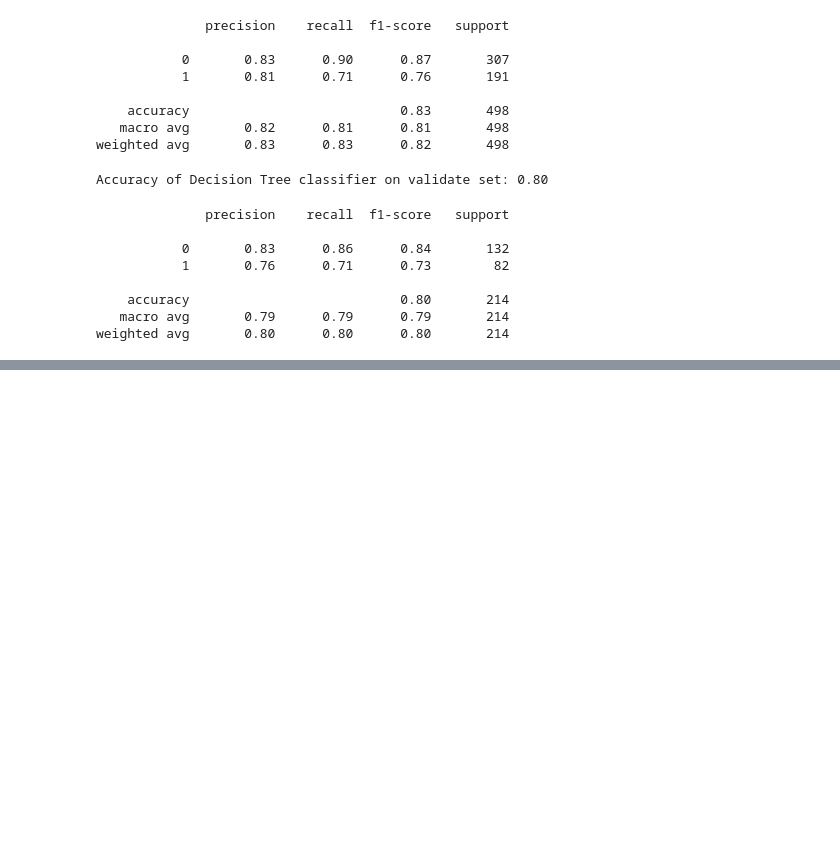
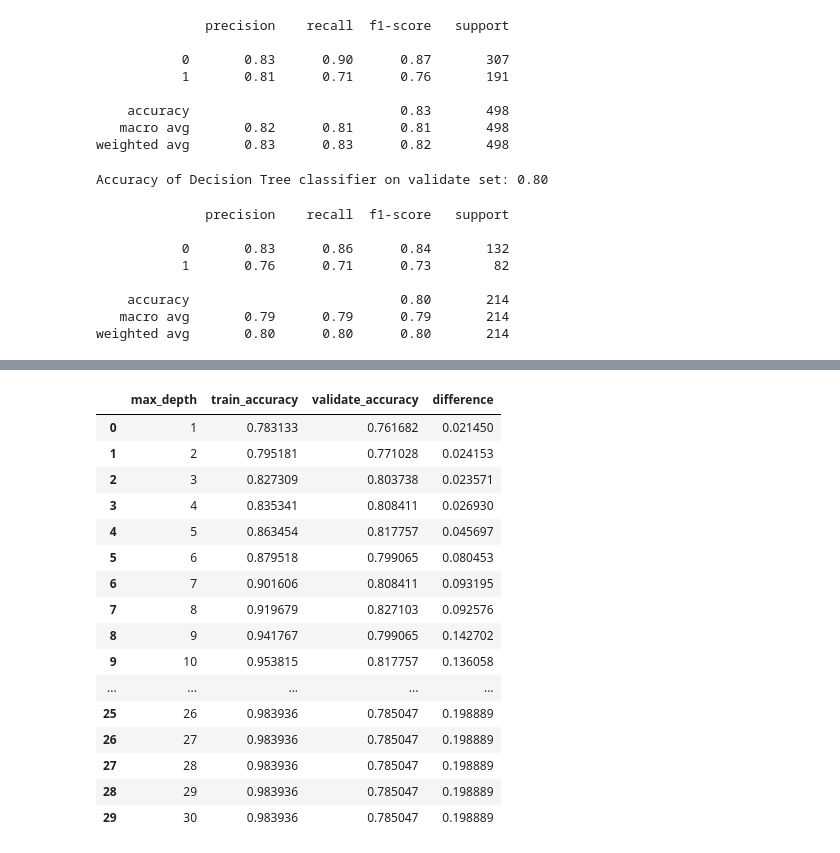
Before and after one commit to dlmitc3/classification_exercises, a Jupyter notebook: model.ipynb, the cells around one changed output, grey strips where cells are left out. Drawn from its saved outputs; the diff is of its cells as text; code cells hidden in the pictures; blank space fills up the shorter version.

```diff
--- a/model.ipynb
+++ b/model.ipynb
@@ -454,0 +489,2 @@ weighted avg       0.80      0.80      0.80       214
+# %%
+rf.fit(X_train, y_train)
@@ -454,0 +580,18 @@ weighted avg       0.80      0.80      0.80       214
+# %%
+
+for i in range(1, 31):
+    # Make the model
+    tree = DecisionTreeClassifier(max_depth=i, random_state=123)
+
+    # Fit the model (on train and only train)
+    tree = tree.fit(X_train, y_train)
+
+    # Use the model
+    # We'll evaluate the model's performance on train, first
+    y_predictions = tree.predict(X_train)
+
+    # Produce the classification report on the actual y values and this model's predicted y values
+    report = classification_report(y_train, y_predictions, output_dict=True)
+    print(f"Tree with max depth of {i}")
+    print(pd.DataFrame(report))
+    print()
@@ -454,0 +616,45 @@ weighted avg       0.80      0.80      0.80       214
+# %%
+metrics = []
+
+for i in range(1, 31):
+    # Make the model
+    tree = DecisionTreeClassifier(max_depth=i, random_state=123)
+
+    # Fit the model (on train and only train)
+    tree = tree.fit(X_train, y_train)
+
+    # Use the model
+    # We'll evaluate the model's performance on train, first
+    in_sample_accuracy = tree.score(X_train, y_train)
+
+    out_of_sample_accuracy = tree.score(X_validate, y_validate)
+
+    output = {
+        "max_depth": i,
+        "train_accuracy": in_sample_accuracy,
+        "validate_accuracy": out_of_sample_accuracy
+    }
+
+    metrics.append(output)
+
+df = pd.DataFrame(metrics)
+df["difference"] = df.train_accuracy - df.validate_accuracy
+df
+# %% [output]
+|  | max_depth | train_accuracy | validate_accuracy | difference |
+| 0 | 1 | 0.783133 | 0.761682 | 0.021450 |
+| 1 | 2 | 0.795181 | 0.771028 | 0.024153 |
+| 2 | 3 | 0.827309 | 0.803738 | 0.023571 |
+| 3 | 4 | 0.835341 | 0.808411 | 0.026930 |
+| 4 | 5 | 0.863454 | 0.817757 | 0.045697 |
+| 5 | 6 | 0.879518 | 0.799065 | 0.080453 |
+| 6 | 7 | 0.901606 | 0.808411 | 0.093195 |
+| 7 | 8 | 0.919679 | 0.827103 | 0.092576 |
+| 8 | 9 | 0.941767 | 0.799065 | 0.142702 |
+| 9 | 10 | 0.953815 | 0.817757 | 0.136058 |
+| ... | ... | ... | ... | ... |
+| 25 | 26 | 0.983936 | 0.785047 | 0.198889 |
+| 26 | 27 | 0.983936 | 0.785047 | 0.198889 |
+| 27 | 28 | 0.983936 | 0.785047 | 0.198889 |
+| 28 | 29 | 0.983936 | 0.785047 | 0.198889 |
+| 29 | 30 | 0.983936 | 0.785047 | 0.198889 |
```
Also changed, not shown: parts of 27 cells of this notebook.
